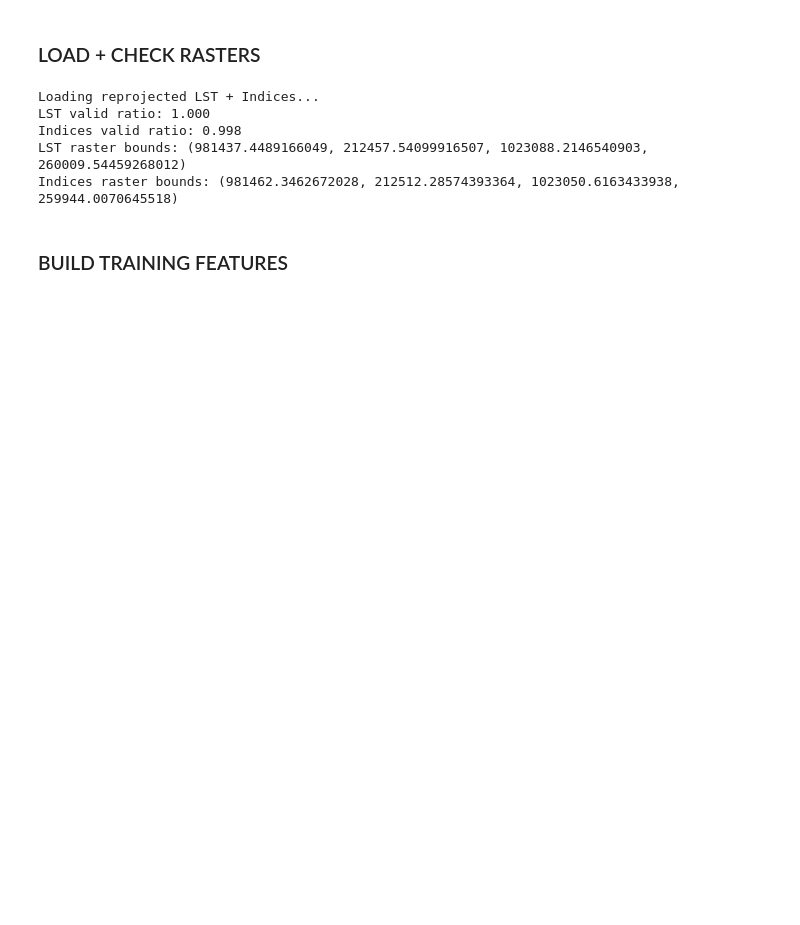
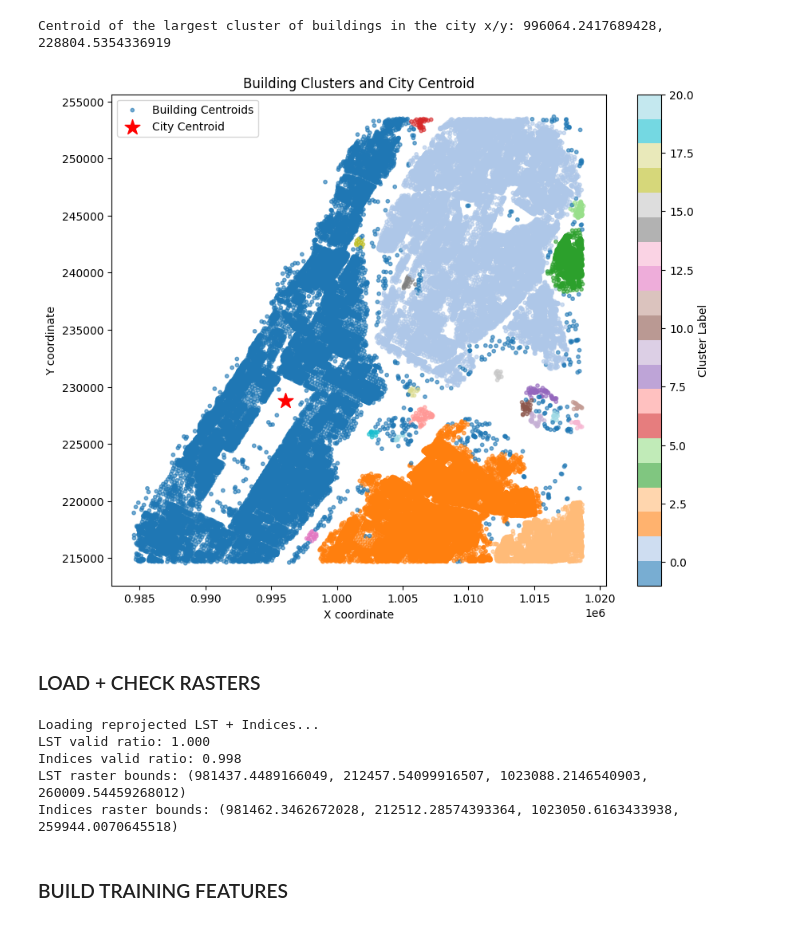
Before and after one commit to MegaKruk/uhi-ai-challenge-2025, a Jupyter notebook: UHI_Model.ipynb, the cells around one changed output. Drawn from its saved outputs; the diff is of its cells as text; code cells hidden in the pictures; blank space fills up the shorter version.

```diff
--- a/UHI_Model.ipynb
+++ b/UHI_Model.ipynb
@@ -4,25 +4,28 @@
 import numpy as np
 import pandas as pd
 import geopandas as gpd
+import shapely.wkt
 import os, warnings
 warnings.filterwarnings("ignore", category=UserWarning)
 
-from shapely.geometry import Point
+from shapely.geometry import Point, Polygon, MultiPolygon, MultiPoint
 import rioxarray as rxr
 import rasterio
 import xgboost as xgb
 import lightgbm as lgb
 from catboost import CatBoostRegressor
-from sklearn.ensemble import RandomForestRegressor, ExtraTreesRegressor
+from sklearn.ensemble import RandomForestRegressor, ExtraTreesRegressor, HistGradientBoostingRegressor
 from sklearn.neighbors import KNeighborsRegressor
 from sklearn.tree import DecisionTreeRegressor
 from sklearn.model_selection import StratifiedKFold, RandomizedSearchCV
 from sklearn.metrics import r2_score
 from sklearn.base import clone
+from sklearn.cluster import DBSCAN
 from joblib import dump
-from xgboost import XGBRegressor
-from sklearn.ensemble import HistGradientBoostingRegressor
+from shapely import wkt
+import matplotlib.pyplot as plt
 
 RANDOM_SEED = 42
 np.random.seed(RANDOM_SEED)
+SHOW_PLOTS = True
 # %% [markdown]
@@ -155,3 +205,59 @@ manhattan x y:
+# %%
+# Find the centroid of the largest cluster of building points.
+coords = np.column_stack([gdf_buildings.centroid.x, gdf_buildings.centroid.y]) # Extract coordinates from centroids
+
+# Cluster building points using DBSCAN
+# These parameters are chosen to merge clusters (e.g., Manhattan and Bronx) in NYC.
+eps_m = 400   # maximum distance (in meters) to consider two points as neighbors
+min_samples = 10  # minimum number of points required to form a cluster
+db = DBSCAN(eps=eps_m, min_samples=min_samples).fit(coords)
+labels = db.labels_
+gdf_buildings['cluster'] = labels
+
+# Determine the largest cluster (ignoring noise, which is labeled -1)
+valid_mask = (labels >= 0)
+if np.any(valid_mask):
+    unique_labels, counts = np.unique(labels[valid_mask], return_counts=True)
+    largest_label = unique_labels[np.argmax(counts)]
+    in_largest = coords[labels == largest_label]
+    if len(in_largest) > 0:
+        city_centroid = MultiPoint(in_largest).centroid
+    else:
+        city_centroid = MultiPoint(coords).centroid
+else:
+    city_centroid = MultiPoint(coords).centroid
+
+city_x, city_y = city_centroid.x, city_centroid.y
+print(f"Centroid of the largest cluster of buildings in the city x/y: {city_x}, {city_y}")
+
+if SHOW_PLOTS:
+    # Plot all building centroids colored by their cluster labels, and overlay the city centroid
+    fig, ax = plt.subplots(figsize=(10, 8))
+
+    # Scatter plot: Use a colormap (e.g., 'tab20') to distinguish different clusters.
+    # Noise points (label -1) will get their own color.
+    scatter = ax.scatter(
+        coords[:, 0],
+        coords[:, 1],
+        c=labels,
+        cmap='tab20',
+        s=10,
+        alpha=0.6,
+        label="Building Centroids"
+    )
+
+    # Overlay the city centroid as a large red star
+    ax.scatter(city_centroid.x, city_centroid.y, color='red', marker='*', s=200, label='City Centroid')
+
+    ax.set_title("Building Clusters and City Centroid")
+    ax.set_xlabel("X coordinate")
+    ax.set_ylabel("Y coordinate")
+    ax.legend()
+    plt.colorbar(scatter, ax=ax, label="Cluster Label")
+    plt.show()
+# %% [output]
+Centroid of the largest cluster of buildings in the city x/y: 996064.2417689428, 228804.5354336919
+[figure, added]
 # %% [markdown]
 ### LOAD + CHECK RASTERS
 # %%
```
Also changed, not shown: parts of 47 cells of this notebook, 5 other files.
